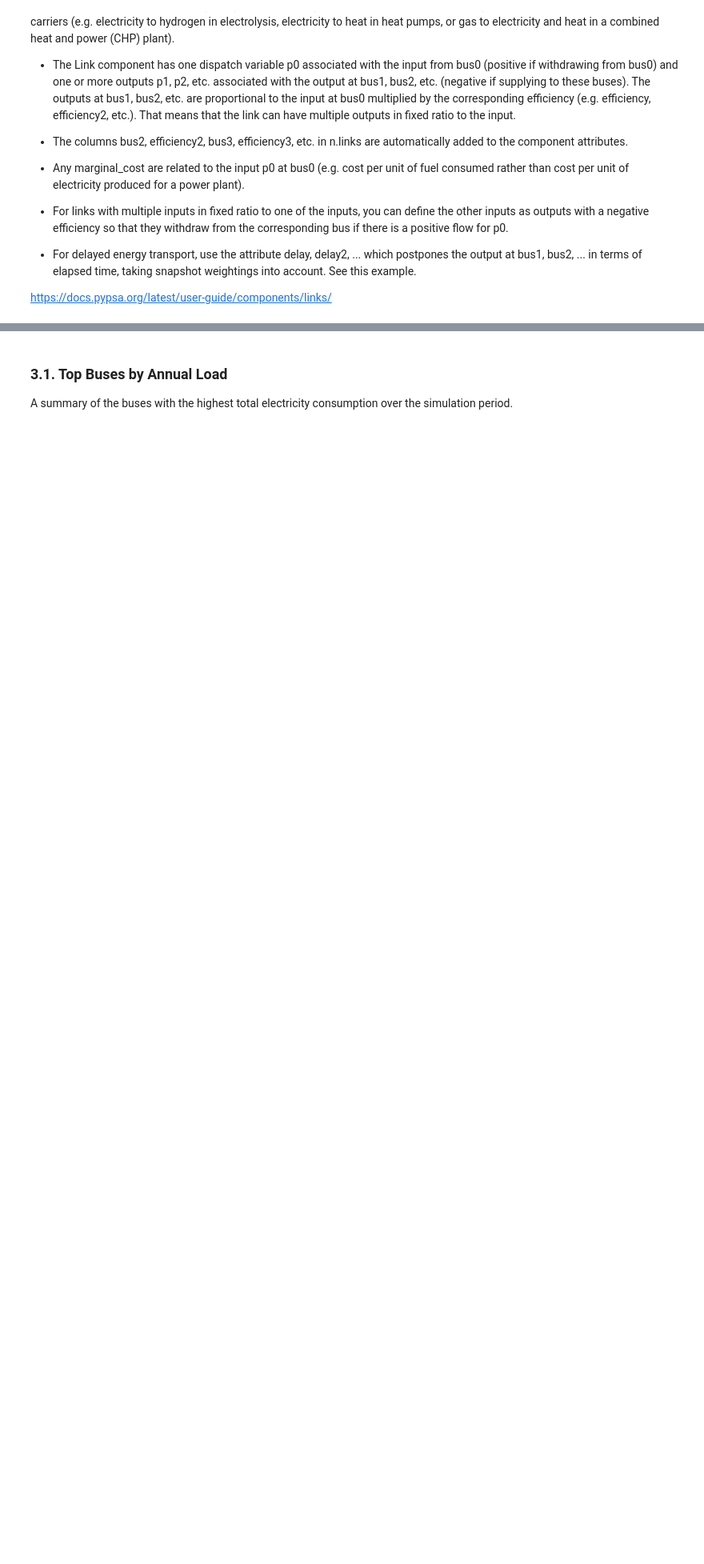
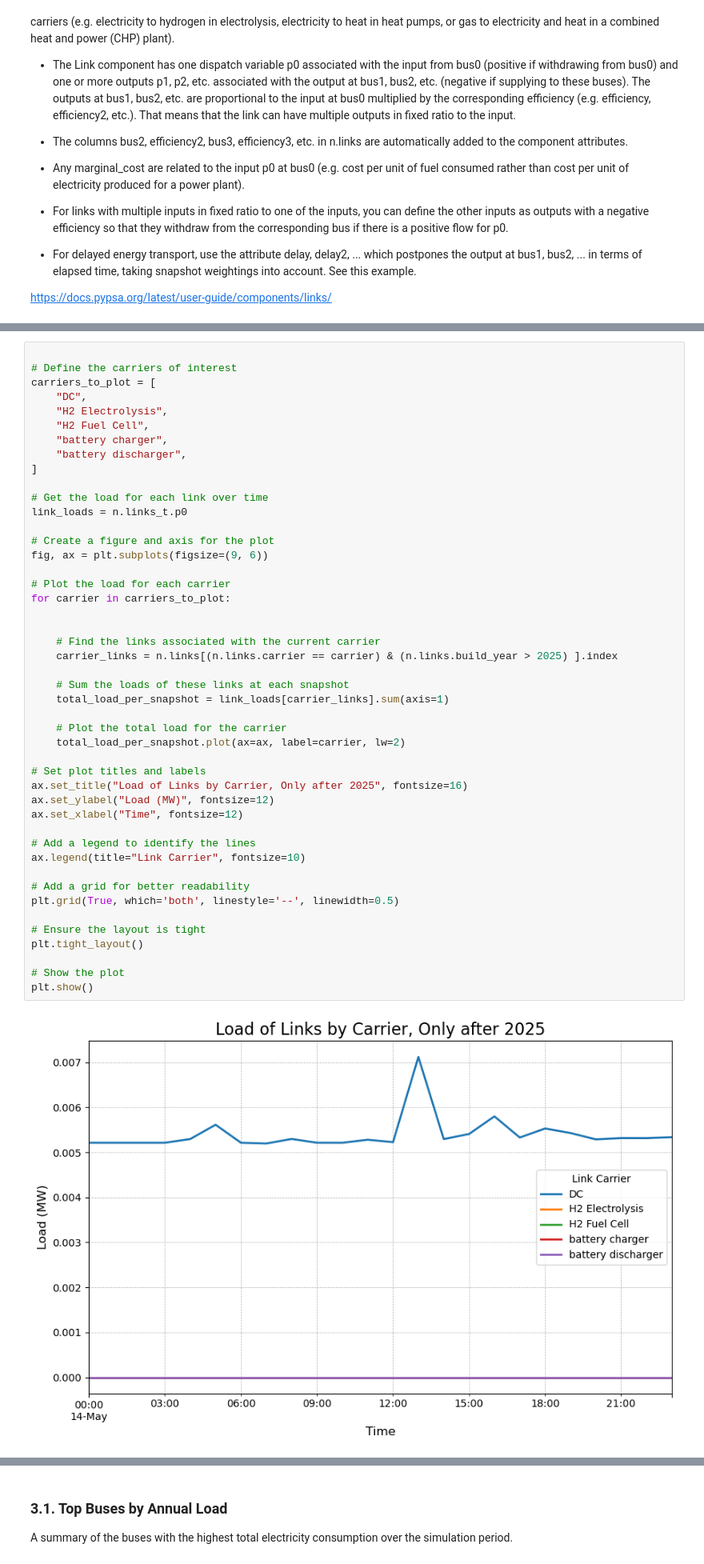
Before and after one commit to Luca2299/pypsa-eur, a Jupyter notebook: notebooks/PyPSA_Network_Analysis.ipynb, the cells around one changed output, grey strips where cells are left out. Shown at 80% size. Drawn from its saved outputs; the diff is of its cells as text; blank space fills up the shorter version.

```diff
--- a/notebooks/PyPSA_Network_Analysis.ipynb
+++ b/notebooks/PyPSA_Network_Analysis.ipynb
@@ -213,0 +254,48 @@ https://docs.pypsa.org/latest/user-guide/components/links/
+# %%
+
+# Define the carriers of interest
+carriers_to_plot = [
+    "DC",
+    "H2 Electrolysis",
+    "H2 Fuel Cell",
+    "battery charger",
+    "battery discharger",
+]
+
+# Get the load for each link over time
+link_loads = n.links_t.p0
+
+# Create a figure and axis for the plot
+fig, ax = plt.subplots(figsize=(9, 6))
+
+# Plot the load for each carrier
+for carrier in carriers_to_plot:
+
+
+    # Find the links associated with the current carrier
+    carrier_links = n.links[(n.links.carrier == carrier) & (n.links.build_year > 2025) ].index
+
+    # Sum the loads of these links at each snapshot
+    total_load_per_snapshot = link_loads[carrier_links].sum(axis=1)
+
+    # Plot the total load for the carrier
+    total_load_per_snapshot.plot(ax=ax, label=carrier, lw=2)
+
+# Set plot titles and labels
+ax.set_title("Load of Links by Carrier, Only after 2025", fontsize=16)
+ax.set_ylabel("Load (MW)", fontsize=12)
+ax.set_xlabel("Time", fontsize=12)
+
+# Add a legend to identify the lines
+ax.legend(title="Link Carrier", fontsize=10)
+
+# Add a grid for better readability
+plt.grid(True, which='both', linestyle='--', linewidth=0.5)
+
+# Ensure the layout is tight
+plt.tight_layout()
+
+# Show the plot
+plt.show()
+# %% [output]
+[figure, added]
```
Also changed, not shown: parts of 20 cells of this notebook, 5 other files.
